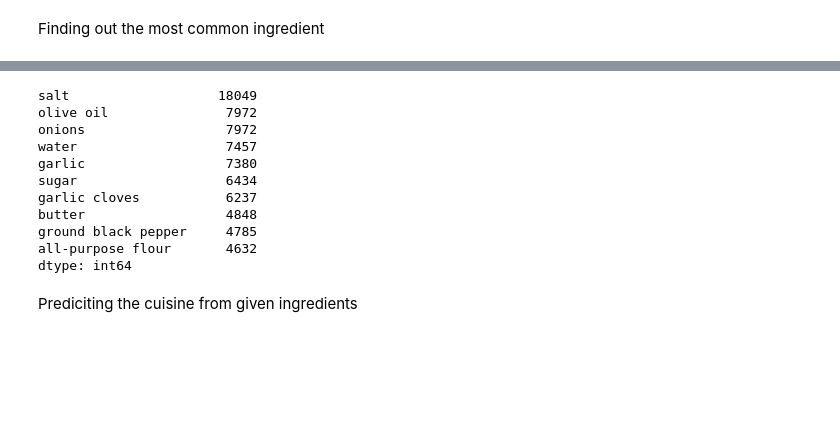
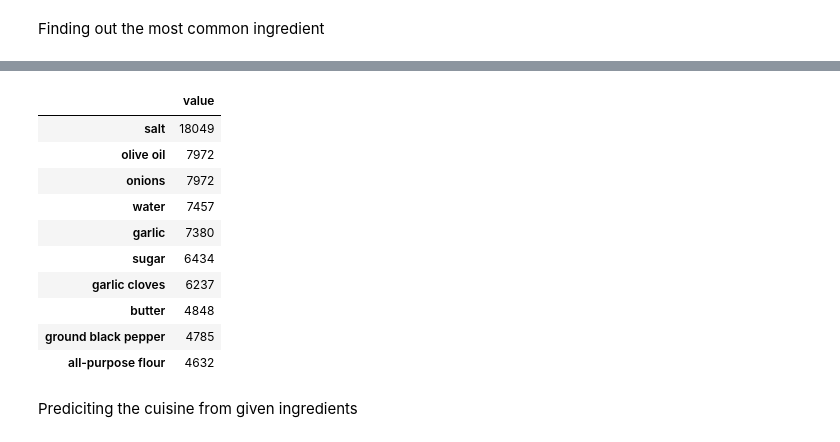
Before and after one commit to Milky066/IE0005_MiniProject, a Jupyter notebook: Source/Cooking.ipynb, the cells around one changed output, grey strips where cells are left out. Drawn from its saved outputs; the diff is of its cells as text; code cells hidden in the pictures; blank space fills up the shorter version.

```diff
--- a/Source/Cooking.ipynb
+++ b/Source/Cooking.ipynb
@@ -78,16 +84,16 @@ Text(0.5, 1.0, 'Common ingredients')
-# %%
-ingredientCount
-# %% [output]
-salt                   18049
-olive oil               7972
-onions                  7972
-water                   7457
-garlic                  7380
-sugar                   6434
-garlic cloves           6237
-butter                  4848
-ground black pepper     4785
-all-purpose flour       4632
-dtype: int64
+# %%
+ingredientCount_df
+# %% [output]
+|  | value |
+| salt | 18049 |
+| olive oil | 7972 |
+| onions | 7972 |
+| water | 7457 |
+| garlic | 7380 |
+| sugar | 6434 |
+| garlic cloves | 6237 |
+| butter | 4848 |
+| ground black pepper | 4785 |
+| all-purpose flour | 4632 |
 # %% [markdown]
 Prediciting the cuisine from given ingredients
```
Also changed, not shown: parts of 1 cell of this notebook.
